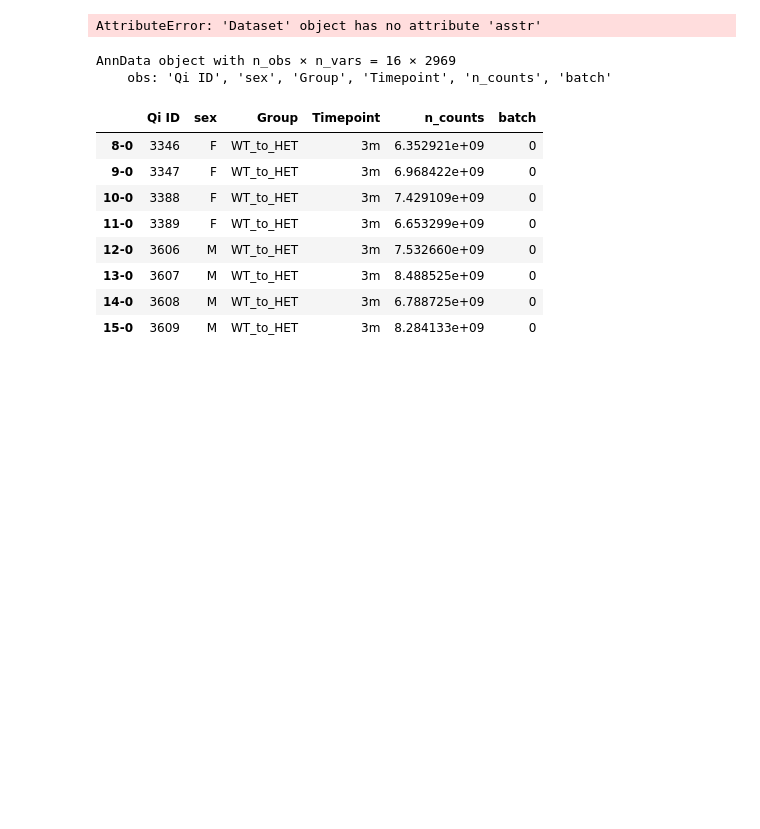
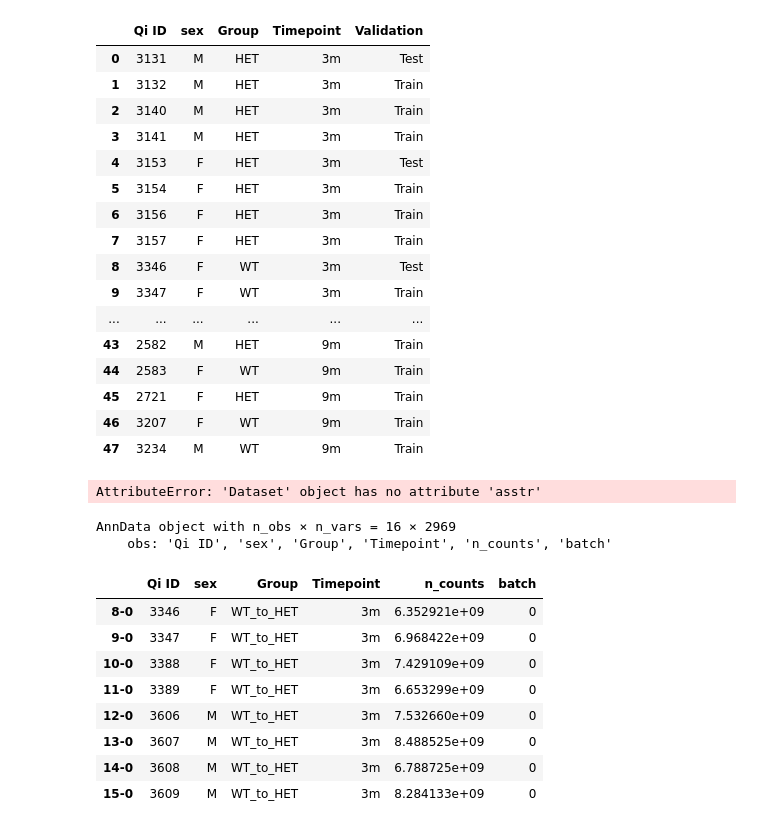
Before and after one commit to Kalamojo/temporary-trvae-clone, a Jupyter notebook: Jupyter Notebooks/meaner.ipynb, the cells around one changed output. Drawn from its saved outputs; the diff is of its cells as text; code cells hidden in the pictures; blank space fills up the shorter version.

```diff
--- a/Jupyter Notebooks/meaner.ipynb
+++ b/Jupyter Notebooks/meaner.ipynb
@@ -7,3 +7,26 @@ import matplotlib.pyplot as plt
 
 home = '/home/kojo/Code/temporary-trvae-clone'
 os.chdir(home)
+# %%
+specific_cell_type = "HET"
+adata_org = sc.read(f"./data/alzPro_count.h5ad")
+adata_org = adata_org[adata_org.obs["Group"] == specific_cell_type]
+adata_org.obs
+# %% [output]
+|  | Qi ID | sex | Group | Timepoint | Validation |
+| 0 | 3131 | M | HET | 3m | Test |
+| 1 | 3132 | M | HET | 3m | Train |
+| 2 | 3140 | M | HET | 3m | Train |
+| 3 | 3141 | M | HET | 3m | Train |
+| 4 | 3153 | F | HET | 3m | Test |
+| 5 | 3154 | F | HET | 3m | Train |
+| 6 | 3156 | F | HET | 3m | Train |
+| 7 | 3157 | F | HET | 3m | Train |
+| 8 | 3346 | F | WT | 3m | Test |
+| 9 | 3347 | F | WT | 3m | Train |
+| ... | ... | ... | ... | ... | ... |
+| 43 | 2582 | M | HET | 9m | Train |
+| 44 | 2583 | F | WT | 9m | Train |
+| 45 | 2721 | F | HET | 9m | Train |
+| 46 | 3207 | F | WT | 9m | Train |
+| 47 | 3234 | M | WT | 9m | Train |
```
Also changed, not shown: parts of 1 cell of this notebook, 46 other files.
